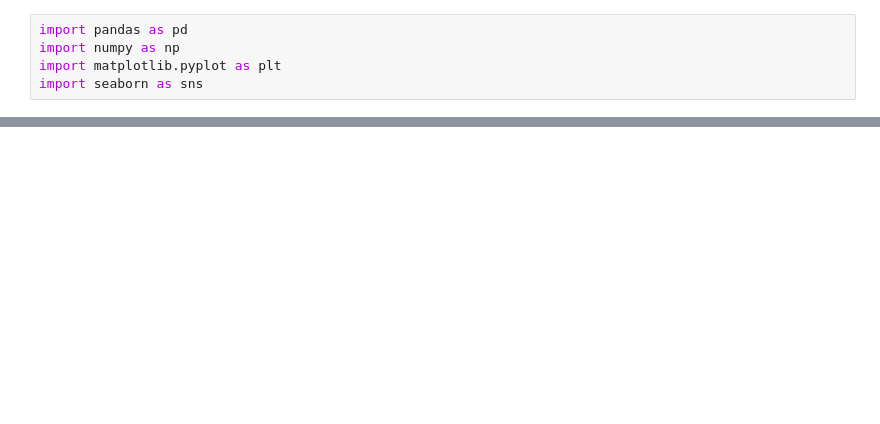
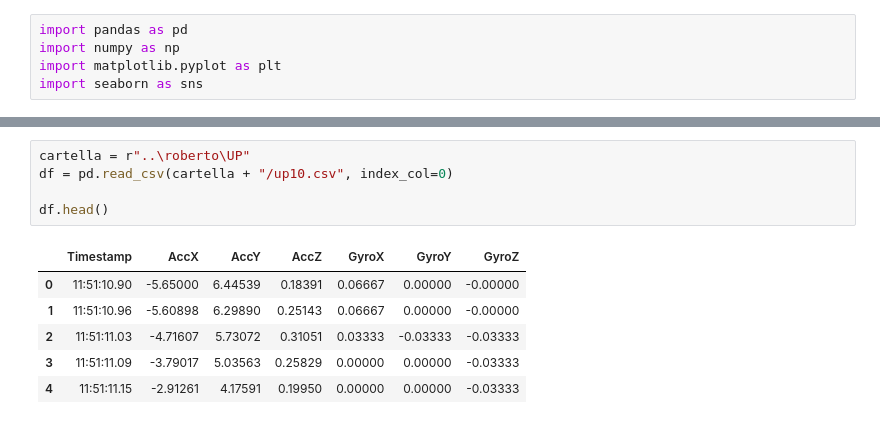
Before and after one commit to WillSant01/SmartSenseML, a Jupyter notebook: william/william.ipynb, the cells around one changed output, grey strips where cells are left out. Saved outputs shown, nothing was run; the diff lists cells and outputs as text; blank space fills up the shorter version.

```diff
--- a/william/william.ipynb
+++ b/william/william.ipynb
@@ -54,0 +6,12 @@ Timestamp
+# %%
+cartella = r"..\roberto\UP"
+df = pd.read_csv(cartella + "/up10.csv", index_col=0)
+
+df.head()
+# %% [output]
+|  | Timestamp | AccX | AccY | AccZ | GyroX | GyroY | GyroZ |
+| 0 | 11:51:10.90 | -5.65000 | 6.44539 | 0.18391 | 0.06667 | 0.00000 | -0.00000 |
+| 1 | 11:51:10.96 | -5.60898 | 6.29890 | 0.25143 | 0.06667 | 0.00000 | -0.00000 |
+| 2 | 11:51:11.03 | -4.71607 | 5.73072 | 0.31051 | 0.03333 | -0.03333 | -0.03333 |
+| 3 | 11:51:11.09 | -3.79017 | 5.03563 | 0.25829 | 0.00000 | 0.00000 | -0.03333 |
+| 4 | 11:51:11.15 | -2.91261 | 4.17591 | 0.19950 | 0.00000 | 0.00000 | -0.03333 |
```
Also changed, not shown: parts of 17 cells of this notebook, 10 other files.
